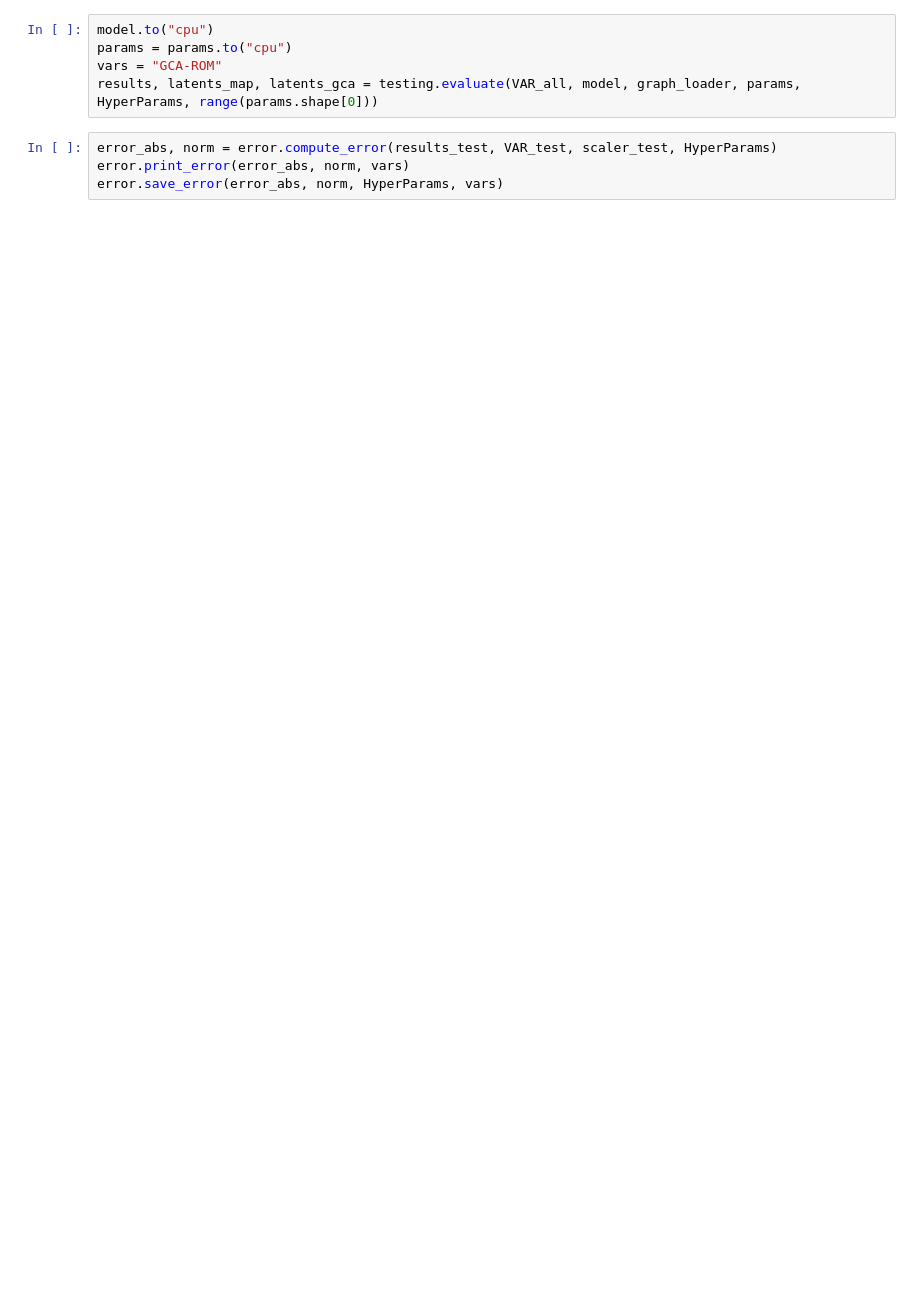
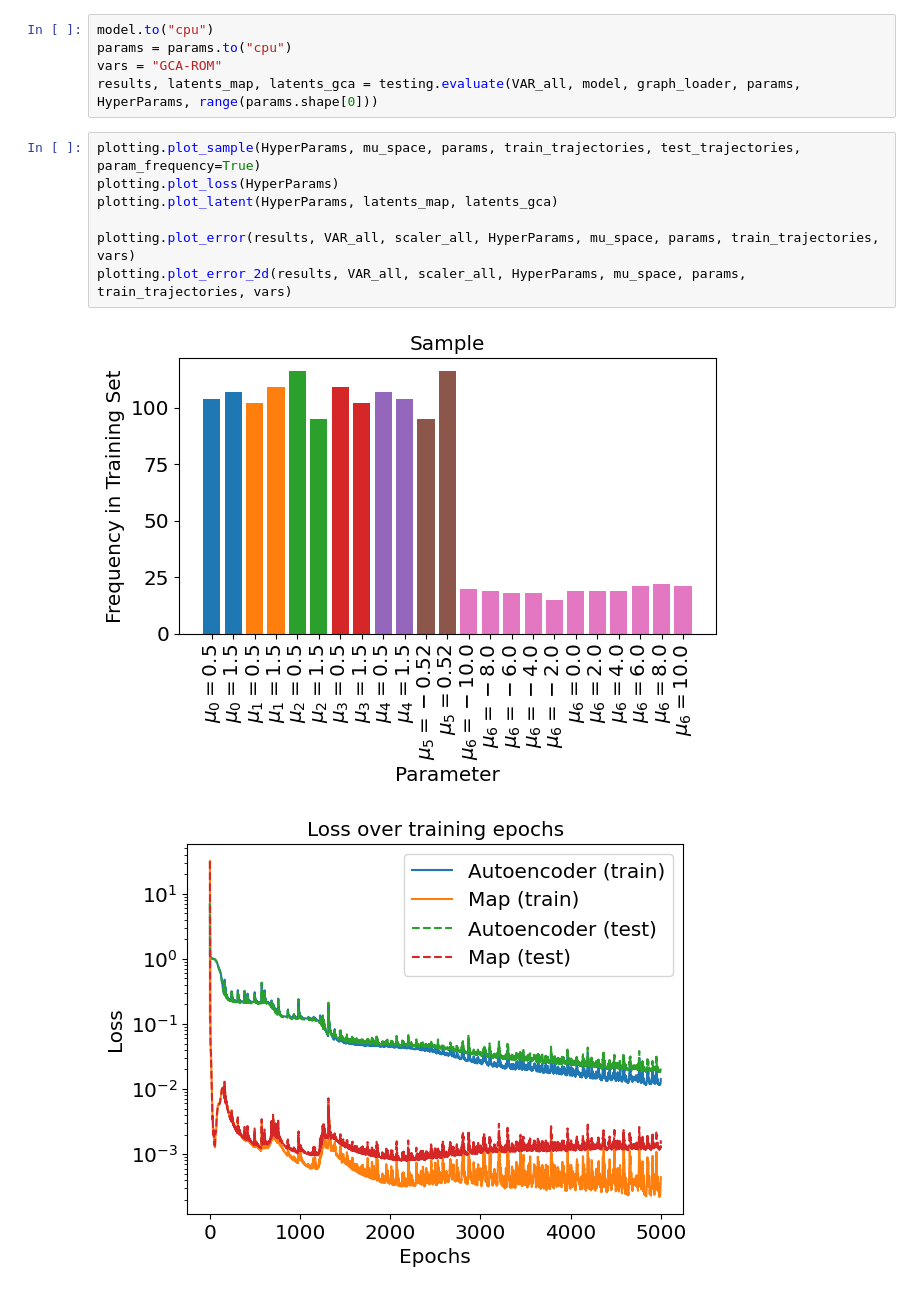
Before and after one commit to Oisin-M/GFN, a Jupyter notebook: stokes/gca_rom.ipynb, the cells around one changed output. Drawn from its saved outputs; the diff is of its cells as text; blank space fills up the shorter version.

Commit message:
Results gca_rom for stokes

```diff
--- a/stokes/gca_rom.ipynb
+++ b/stokes/gca_rom.ipynb
@@ -74,7 +75,13 @@ model.to("cpu")
 params = params.to("cpu")
 vars = "GCA-ROM"
 results, latents_map, latents_gca = testing.evaluate(VAR_all, model, graph_loader, params, HyperParams, range(params.shape[0]))
-# %%
-error_abs, norm = error.compute_error(results_test, VAR_test, scaler_test, HyperParams)
-error.print_error(error_abs, norm, vars)
-error.save_error(error_abs, norm, HyperParams, vars)
+# %%
+plotting.plot_sample(HyperParams, mu_space, params, train_trajectories, test_trajectories, param_frequency=True)
+plotting.plot_loss(HyperParams)
+plotting.plot_latent(HyperParams, latents_map, latents_gca)
+
+plotting.plot_error(results, VAR_all, scaler_all, HyperParams, mu_space, params, train_trajectories, vars)
+plotting.plot_error_2d(results, VAR_all, scaler_all, HyperParams, mu_space, params, train_trajectories, vars)
+# %% [output]
+[figure, added]
+[figure, added]
```
Also changed, not shown: parts of 6 cells of this notebook.
